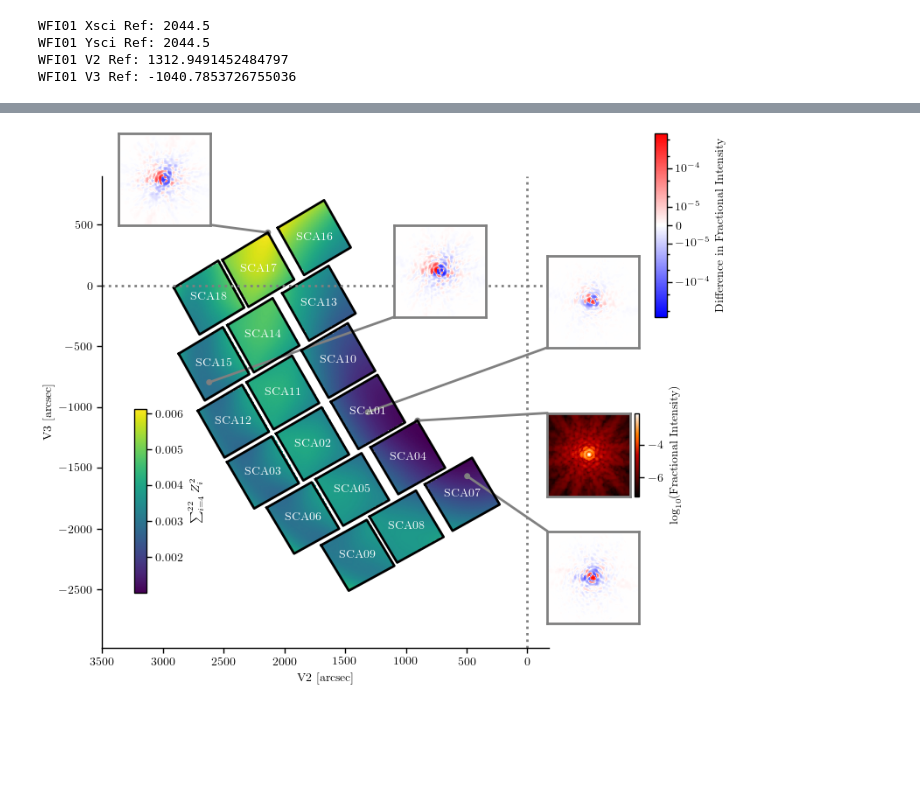
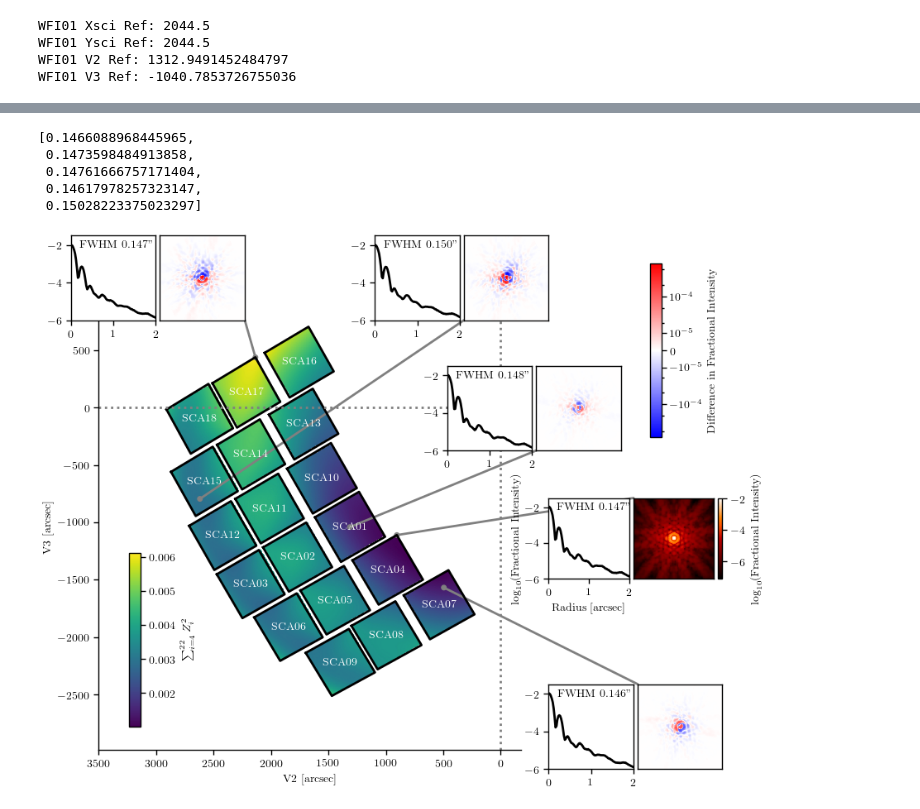
Before and after one commit to AstroMusers/mejiro, a Jupyter notebook: paper/figure_notebooks/psfs_across_focal_plane.ipynb, the cells around one changed output, grey strips where cells are left out. Cells and saved outputs as stored; diff of their text form; code cells hidden in the pictures; blank space fills up the shorter version.

Commit message:
add radial profiles and FWHMs to PSF across fov figure

```diff
--- a/paper/figure_notebooks/psfs_across_focal_plane.ipynb
+++ b/paper/figure_notebooks/psfs_across_focal_plane.ipynb
@@ -97,3 +118,11 @@ Loading cached PSF kernels
+# %%
+pprint(fwhms)
+# %% [output]
+[0.1466088968445965,
+ 0.1473598484913858,
+ 0.14761666757171404,
+ 0.14617978257323147,
+ 0.15028223375023297]
 # %%
 # delete cache
 # util.clear_directory(save_dir)
@@ -142,11 +171,11 @@ for i, ap in enumerate(roman_apertures):
 
 # mark PSF locations
 marker_and_line_color = 'grey'
-inset_locations = [[0.875,0.35,0.15,0.15],  # reference PSF (inferno)
-                   [0.175,0.8,0.15,0.15],   # SCA 17
-                   [0.875,0.6,0.15,0.15],  # SCA 1
-                   [0.875,0.15,0.15,0.15],  # SCA 7
-                   [0.625,0.65,0.15,0.15]  # SCA 15
+inset_locations = [[0.925,0.4,0.3,0.15],  # reference PSF (inferno)
+                   [0.1,0.85,0.3,0.15],   # SCA 17
+                   [0.75,0.625,0.3,0.15],  # SCA 1
+                   [0.925,0.075,0.3,0.15],  # SCA 7
+                   [0.625,0.85,0.3,0.15]  # SCA 15
                    ]
 patch_locations = [[(0,225), (44, 0)],  # reference PSF
                    [(225,0), (44, 0)],  # SCA 17
@@ -159,26 +188,39 @@ patch_locations = [[(0,225), (44, 0)],  # reference PSF
 v = plot_util.get_v(residuals)
 norm = plot_util.get_norm(residuals, linear_width=8.5e-6)
 
-for i, (det, pos, image, inset_location, patch_location) in enumerate(zip(detectors, positions, images, inset_locations, patch_locations)):
+for i, (det, pos, fwhm, radial_profile, image, inset_location, patch_location) in enumerate(zip(detectors, positions, fwhms, radial_profiles, images, inset_locations, patch_locations)):
     v2, v3 = roman_apertures[det - 1].convert(*pos, from_frame='sci', to_frame='tel')
     circ_coords = (v2, v3)
     circ = patches.Circle(circ_coords, radius=20, color=marker_and_line_color)
     _ = ax.add_patch(circ)
     ax_inset = f.add_axes(inset_location, anchor='NE', zorder=1)
+    divider = make_axes_locatable(ax_inset)
 
     if i == 0:
         rotated = util.rotate_array(np.log10(image), angle=60, fillcolor=0)
         cropped = util.center_crop_image(rotated, (225, 225))
         im = ax_inset.imshow(cropped, cmap='gist_heat')
-        divider = make_axes_locatable(ax_inset)
         cax = divider.append_axes('right', size='5%', pad=0.05)
         cbar = f.colorbar(im, cax=cax, orientation='vertical')
         cbar.set_label(r'$\log_{10}(\textrm{Fractional Intensity})$')
     else:
         res = ax_inset.imshow(util.rotate_array(image, angle=60, fillcolor=0), cmap='bwr', norm=norm)
 
-    ax_inset.spines[:].set_linewidth(2.)
-    ax_inset.spines[:].set_color(marker_and_line_color)
+    # plot radial profile
+    ax2 = divider.append_axes('left', size='100%', pad=0.05)
+    ax2.plot(radial_profile[0], np.log10(radial_profile[1]), color='black')
+    # ax2.set_yscale('log')
+    ax2.set_xlim(0, 2)
+    ax2.set_ylim(-6, -1.5)
+    if i == 0:
+        ax2.set_xlabel('Radius [arcsec]')
+        ax2.set_ylabel('log$_{10}$(Fractional Intensity)')
+
+    # print PSF FWHM
+    ax2.text(0.1, 0.85, f'FWHM {fwhm:.3f}"', transform=ax2.transAxes, verticalalignment='baseline')
+
+    # ax_inset.spines[:].set_linewidth(2.)
+    # ax_inset.spines[:].set_color(marker_and_line_color)
     ax_inset.set_xticks([])
     ax_inset.set_yticks([])
     con_b = patches.ConnectionPatch(xyA=patch_location[0], coordsA=ax_inset.transData, xyB=circ_coords, coordsB=ax.transData, linewidth=2, color=marker_and_line_color)
@@ -186,7 +228,7 @@ for i, (det, pos, image, inset_location, patch_location) in enumerate(zip(detect
     ax.add_artist(con_b)
     # ax.add_artist(con_t)
 
-cax = f.add_axes([1.05, 0.65, 0.02, 0.3])
+cax = f.add_axes([1.1, 0.65, 0.02, 0.3])
 cbar = f.colorbar(res, cax=cax, orientation='vertical')
 cbar.set_label('Difference in Fractional Intensity')
 # ax.text(2750, 1000, 'Difference in Fractional Intensity', ha='left', va='center')
@@ -194,35 +236,35 @@ cbar.set_label('Difference in Fractional Intensity')
 axis = ax.imshow(zernike_bkg, extent=[3500, 85, -2980, 900], zorder=-40)
 norm = matplotlib.colors.Normalize(vmin=z_min, vmax=z_max)
 sm = plt.cm.ScalarMappable(cmap='viridis', norm=norm)
-cax = f.add_axes([0.2, 0.2, 0.02, 0.3])
+cax = f.add_axes([0.2, 0.15, 0.02, 0.3])
 cbar = f.colorbar(sm, cax=cax)
 cbar.set_label(r'$\sum_{i=4}^{22}Z_i^2$')
 # ax.text(2600, -1800, r'$\sum_{i=4}^{22}Z_i^2$', ha='center', va='center')
 
 # Add guide lines for boresight (V2, V3) = (0, 0)
 ax.axhline(0, color='grey', linestyle=':')
 ax.axvline(0, color='grey', linestyle=':')
 
 # invert the X-axis such that V2 is positive to the left
 # ax.invert_xaxis()
 
 # Hide the right and top spines
 ax.spines[['right', 'top']].set_visible(False)
 
 ax.set_xlabel('V2 [arcsec]')
 ax.set_ylabel('V3 [arcsec]')
 
 # print(ax.get_xlim(), ax.get_ylim())
 
 # norm = matplotlib.colors.Normalize(vmin=0, vmax=2)
 # sm = plt.cm.ScalarMappable(cmap='viridis', norm=norm)
 # sm.set_array([])
 # plt.colorbar(sm)
 
 plt.savefig(os.path.join(figure_dir, 'psfs_across_focal_plane.png'))
 plt.show()
 # %% [output]
-[figure, old version]
+[figure, new version]
 # %%
 # double-check that the PSF has been rotated correctly: clockwise 60 deg
 # below PSF is NOT rotated
```
Also changed, not shown: parts of 2 cells of this notebook, 2 other files.
